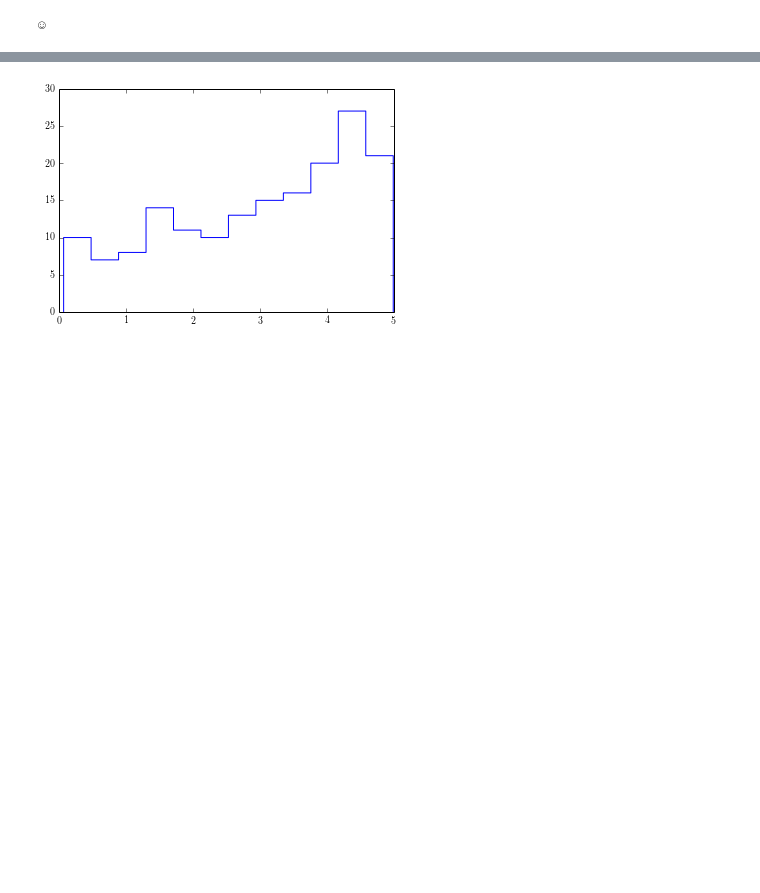
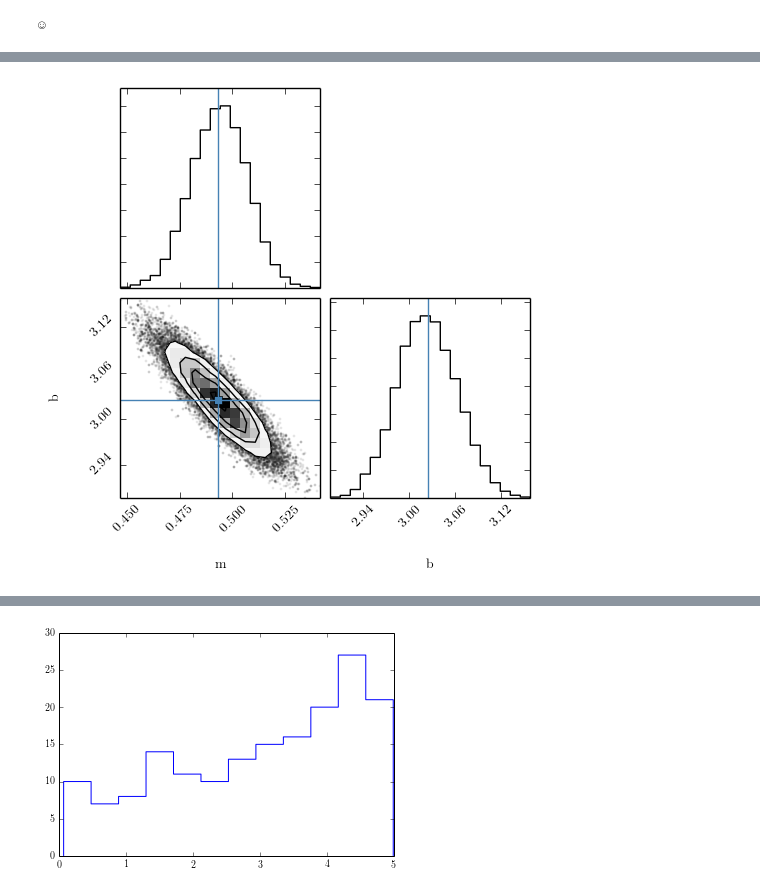
Before and after one commit to LocalGroupAstrostatistics2015/MCMC, a Jupyter notebook: MCMC tutorial (solutions).ipynb, the cells around one changed output, grey strips where cells are left out. Drawn from its saved outputs; the diff is of its cells as text; code cells hidden in the pictures; blank space fills up the shorter version.

```diff
--- a/MCMC tutorial (solutions).ipynb
+++ b/MCMC tutorial (solutions).ipynb
@@ -268,0 +279,5 @@ Try out all of these tuning parameters until you have a good intuition for what'
+# %%
+import triangle
+triangle.corner(chain, labels=["m", "b"], truths=w);
+# %% [output]
+[figure, added]
```
Also changed, not shown: parts of 6 cells of this notebook, 1 other file.
